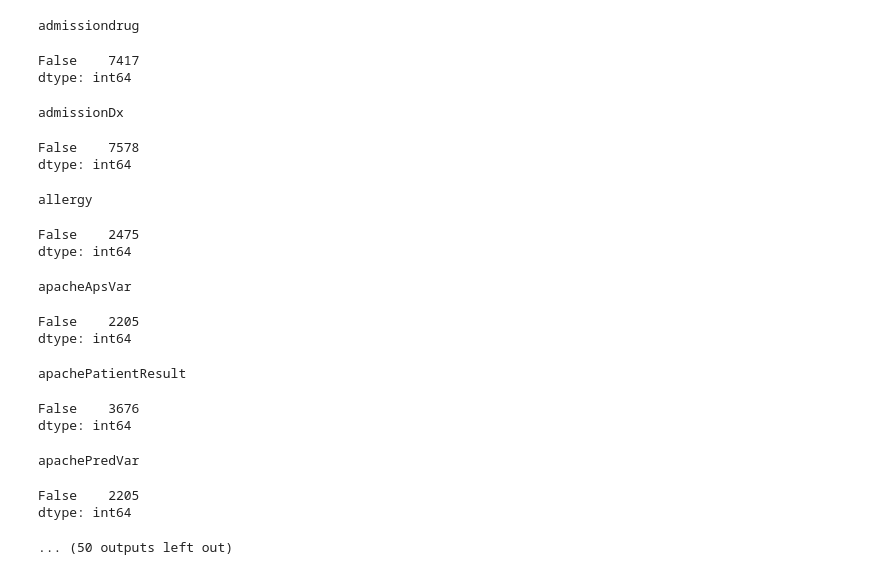
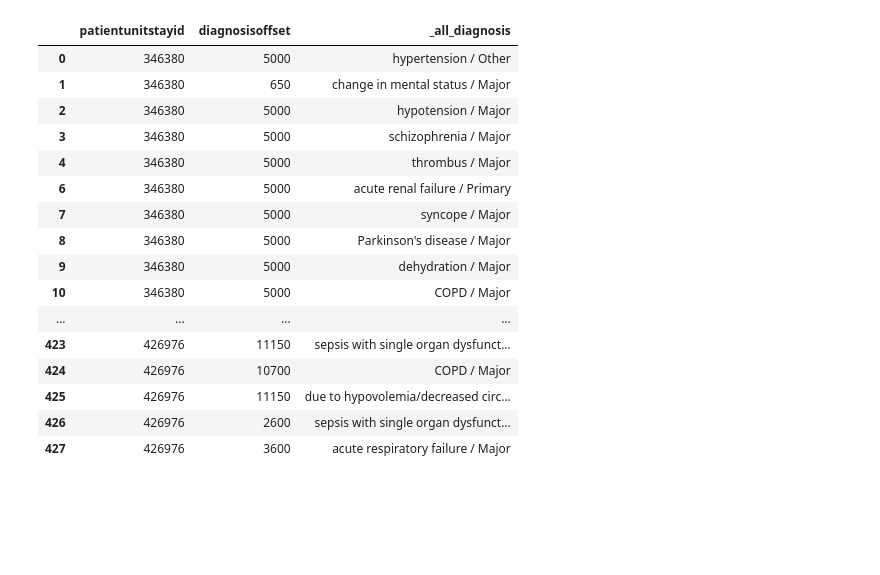
Before and after one commit to ThePylots/Reto1_Prediccion_Estancia_UCI, a Jupyter notebook: src/diagnosis_clean.ipynb, the cells around one changed output. Saved outputs shown, nothing was run; the diff lists cells and outputs as text; code cells hidden in the pictures; blank space fills up the shorter version.

```diff
--- a/src/diagnosis_clean.ipynb
+++ b/src/diagnosis_clean.ipynb
@@ -24,7 +24,7 @@ def read_csvs():
     dfs = {}
 
     for ds_name in datasets:
-        dfs[ds_name] = pd.read_csv('../db/csv/' + ds_name + '.csv')
+        dfs[ds_name] = pd.read_csv('../db/csv_clean/' + ds_name + '.csv')
 
     return dfs
 
@@ -47,25 +50,47 @@ dfs['diagnosis'] = dfs['diagnosis'].drop_duplicates()
-# %%
-for df_name in dfs:
-    print(df_name)
-    display(dfs[df_name].duplicated().value_counts())
-    print()
-# %% [output]
-admissiondrug
-False    7417
-dtype: int64
-admissionDx
-False    7578
-dtype: int64
-allergy
-False    2475
-dtype: int64
-apacheApsVar
-False    2205
-dtype: int64
-apachePatientResult
-False    3676
-dtype: int64
-apachePredVar
-False    2205
-dtype: int64
-... (50 outputs left out)
+# %%
+# Crear _last_diagnosis a partir de diagnosisstring
+
+def clean_diagnosisstring(row):
+    if row['diagnosisstring'] != row['diagnosisstring']: # If NaN
+        return ''
+    else:
+        return row['diagnosisstring'].split('|')[-1] + ' / ' + row['diagnosispriority']
+
+dfs['diagnosis']['_all_diagnosis'] = dfs['diagnosis'].apply(clean_diagnosisstring, axis=1)
+# %%
+dfs['diagnosis'] = dfs['diagnosis'].drop(columns=[
+    'activeupondischarge',
+    'diagnosisstring',
+    'icd9code',
+    'diagnosispriority'
+]) # No creo que importe si el análisis se ha resuelto en la estancia
+# %%
+dfs['diagnosis']['diagnosisoffset'] = dfs['diagnosis'].apply(lambda row: (int(row['diagnosisoffset'])//50) * 50, axis=1)
+dfs['diagnosis'] = dfs['diagnosis'].drop_duplicates()
+# %%
+#for i, row in dfs['diagnosis'].iterrows():
+#    print(row['icd9code'], ' -> ', row['diagnosisstring'])
+
+pd.set_option('display.max_rows', 2000)
+pd.set_option('display.max_columns', 2000)
+pd.set_option('display.width', None)
+pd.set_option('display.max_colwidth', 400)
+dfs['diagnosis'].head(400)
+# %% [output]
+|  | patientunitstayid | diagnosisoffset | _all_diagnosis |
+| 0 | 346380 | 5000 | hypertension / Other |
+| 1 | 346380 | 650 | change in mental status / Major |
+| 2 | 346380 | 5000 | hypotension / Major |
+| 3 | 346380 | 5000 | schizophrenia / Major |
+| 4 | 346380 | 5000 | thrombus / Major |
+| 6 | 346380 | 5000 | acute renal failure / Primary |
+| 7 | 346380 | 5000 | syncope / Major |
+| 8 | 346380 | 5000 | Parkinson's disease / Major |
+| 9 | 346380 | 5000 | dehydration / Major |
+| 10 | 346380 | 5000 | COPD / Major |
+| ... | ... | ... | ... |
+| 423 | 426976 | 11150 | sepsis with single organ dysfunct... |
+| 424 | 426976 | 10700 | COPD / Major |
+| 425 | 426976 | 11150 | due to hypovolemia/decreased circ... |
+| 426 | 426976 | 2600 | sepsis with single organ dysfunct... |
+| 427 | 426976 | 3600 | acute respiratory failure / Major |
```
Also changed, not shown: parts of 2 cells of this notebook, 3 other files.
